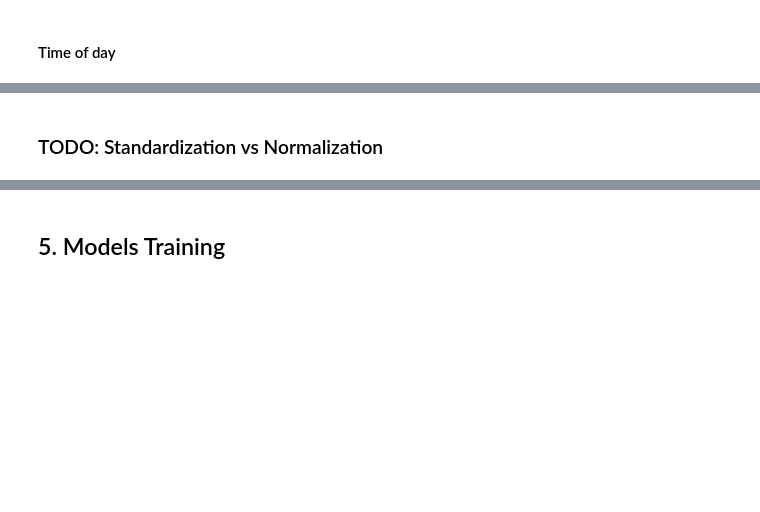
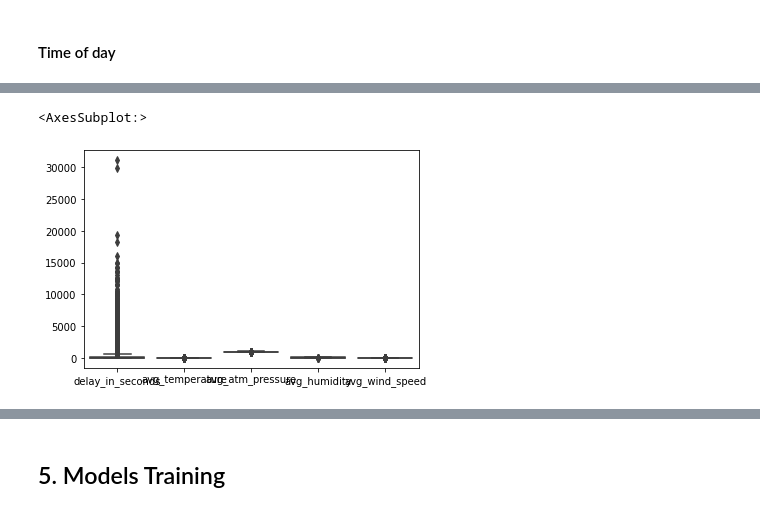
Before and after one commit to rsaSantos/DAA-Project, a Jupyter notebook: Task 2 (Competition)/incidents (ruben review).ipynb, the cells around one changed output, grey strips where cells are left out. Cells and saved outputs as stored; diff of their text form; code cells hidden in the pictures; blank space fills up the shorter version.

```diff
--- a/Task 2 (Competition)/incidents (ruben review).ipynb
+++ b/Task 2 (Competition)/incidents (ruben review).ipynb
@@ -381,5 +397,3 @@ dtype: int64
 # %%
 # Get the profile report - later analyze the results
 # trainingData.profile_report()
-# %% [markdown]
-### TODO: Standardization vs Normalization
@@ -393,0 +400,7 @@ dtype: int64
+# %%
+# Visualyze outliers of the dataset: all columns
+outliers_columns = ['delay_in_seconds', 'avg_temperature', 'avg_atm_pressure', 'avg_humidity', 'avg_wind_speed']
+sns.boxplot(data=trainingData[outliers_columns])
+# %% [output]
+<AxesSubplot:>
+[figure, added]
```
Also changed, not shown: parts of 33 cells of this notebook.
